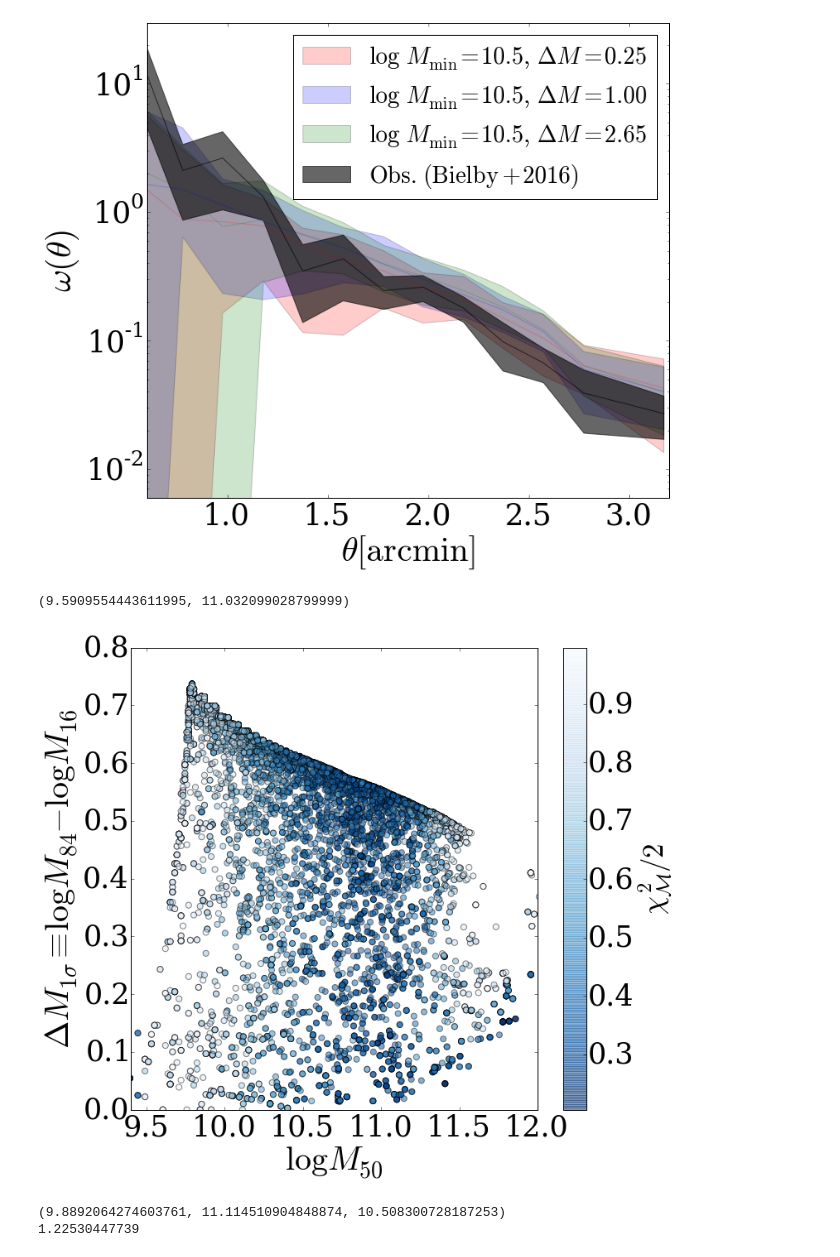
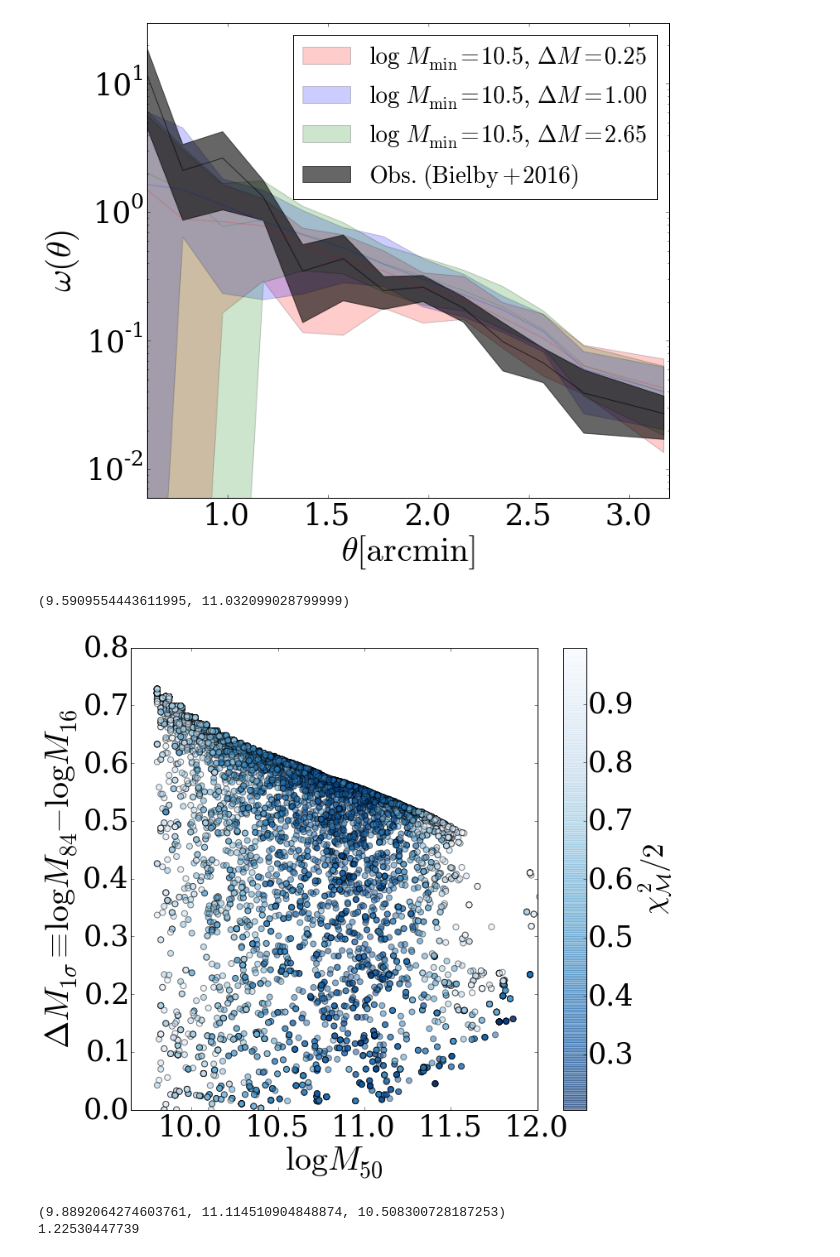
Before and after one commit to astroandes/LAEsBayes, a Jupyter notebook: code/paper_plots.ipynb, the cells around one changed output. Saved outputs shown, nothing was run; the diff lists cells and outputs as text; code cells hidden in the pictures.

```diff
--- a/code/paper_plots.ipynb
+++ b/code/paper_plots.ipynb
@@ -134,38 +134,38 @@ m_2 = parall[:,10]
 m_97 = parall[:,11]
 log_like = -parall[:,12]
 
-ii = log_like < 1.0
+ii = (log_like < 1.0) & (m_50 > 9.8)
 
 bielby =  [11,1.2, r"$\mathrm{Bielby+2016}$"] # m_50 ,delta_M for Bielby et al 2016.
 gawiser = [10.9, 1.8, r"$\mathrm{Gawiser+2007}$"]
 ouchi = [10.0, 1.6, r"$\mathrm{Ouchi+2010}$"]
 
 
 figa = plt.scatter(m_50[ii], m_84[ii]-m_16[ii], c=log_like[ii],
             cmap = cm.Blues_r,
             vmin = log_like[ii].min(),vmax = log_like[ii].max(),
             s=50.0, alpha=0.5)
 #plt.scatter(bielby[0], bielby[1], s=500, label=bielby[2], marker='s',facecolors='white', edgecolors='black', lw=3)
 #plt.scatter(ouchi[0], ouchi[1], s=500, label=ouchi[2], marker='>',facecolors='white', edgecolors='black',lw=3)
 #plt.scatter(gawiser[0], gawiser[1], s=500, label=gawiser[2], marker='*', facecolors='white', edgecolors='black',lw=3)
 
 
 font = {'family' : 'serif',
         'weight' : 'normal',
         'size'   : 35}
 plt.rc('font', **font)
 cb = fig.colorbar(figa)
 cb.set_label(r'$\chi_{\mathcal{M}}^2/2$')
 
 plt.legend(loc=2,fontsize=27, scatterpoints=1)
-plt.xlim(9.4,12.0)
+plt.xlim(9.65,12.0)
 plt.ylim(0,0.8)
 plt.xlabel(r'$\log M_{50}$', size=40.0)
 plt.ylabel(r'$\Delta M_{1\sigma}\equiv\log M_{84} - \log M_{16}$', size=40.0)
 plt.savefig('../paper/fig4.pdf', bbox_inches='tight')
 # %% [output]
 (9.5909554443611995, 11.032099028799999)
-[figure, old version]
+[figure, new version]
 # %%
 m50_16 = np.percentile(m_50[ii], 16)
 m50_84 = np.percentile(m_50[ii], 84)
```
